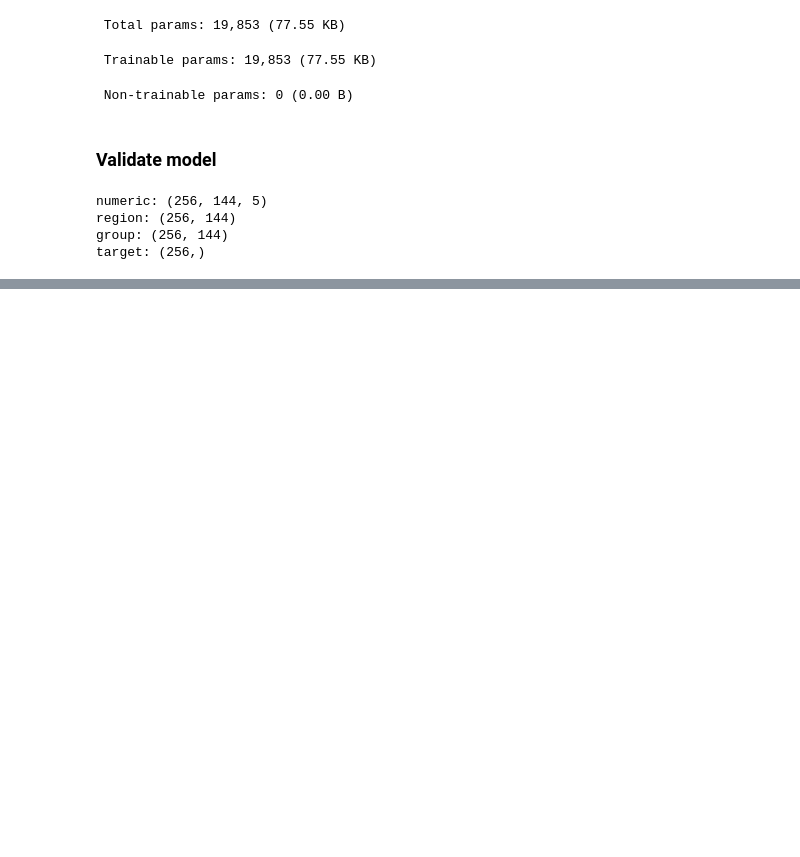
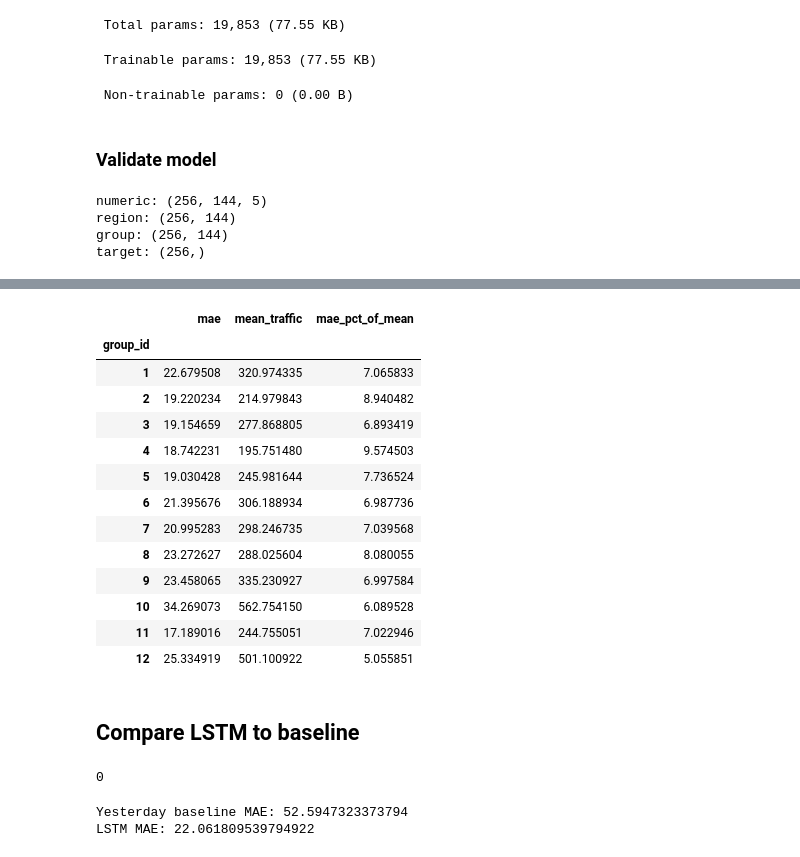
Before and after one commit to SethKauf/CRZ-Dashboard, a Jupyter notebook: workbooks/model_creation.ipynb, the cells around one changed output, grey strips where cells are left out. Drawn from its saved outputs; the diff is of its cells as text; code cells hidden in the pictures; blank space fills up the shorter version.

```diff
--- a/workbooks/model_creation.ipynb
+++ b/workbooks/model_creation.ipynb
@@ -371,0 +553,7 @@ target: (256,)
+# %%
+pred_scaled = model.predict(test_ds)
+
+y_test_scaled = np.concatenate([
+    y.numpy()
+    for x, y in test_ds
+])
@@ -371,0 +659,39 @@ target: (256,)
+# %%
+# performance by group
+group_performance = (
+    results
+    .assign(
+        absolute_error=lambda x:
+            abs(x["actual_traffic"] - x["predicted_traffic"])
+    )
+    .groupby("group_id")
+    .agg(
+        mae=("absolute_error", "mean"),
+        mean_traffic=("actual_traffic", "mean")
+    )
+)
+
+group_performance["mae_pct_of_mean"] = (
+    group_performance["mae"]
+    / group_performance["mean_traffic"]
+    * 100
+)
+
+group_performance
+# %% [output]
+|  | mae | mean_traffic | mae_pct_of_mean |
+| group_id |  |  |  |
+| 1 | 22.679508 | 320.974335 | 7.065833 |
+| 2 | 19.220234 | 214.979843 | 8.940482 |
+| 3 | 19.154659 | 277.868805 | 6.893419 |
+| 4 | 18.742231 | 195.751480 | 9.574503 |
+| 5 | 19.030428 | 245.981644 | 7.736524 |
+| 6 | 21.395676 | 306.188934 | 6.987736 |
+| 7 | 20.995283 | 298.246735 | 7.039568 |
+| 8 | 23.272627 | 288.025604 | 8.080055 |
+| 9 | 23.458065 | 335.230927 | 6.997584 |
+| 10 | 34.269073 | 562.754150 | 6.089528 |
+| 11 | 17.189016 | 244.755051 | 7.022946 |
+| 12 | 25.334919 | 501.100922 | 5.055851 |
+# %% [markdown]
+## Compare LSTM to baseline
@@ -371,0 +758,17 @@ target: (256,)
+# %%
+print(baseline["baseline_prediction"].isna().sum())
+# %% [output]
+0
+# %%
+from sklearn.metrics import mean_absolute_error
+
+baseline_mae = mean_absolute_error(
+    baseline["traffic_volume"],
+    baseline["baseline_prediction"]
+)
+
+print("Yesterday baseline MAE:", baseline_mae)
+print("LSTM MAE:", mae_actual)
+# %% [output]
+Yesterday baseline MAE: 52.5947323373794
+LSTM MAE: 22.061809539794922
```
Also changed, not shown: parts of 34 cells of this notebook, 1 other file.
